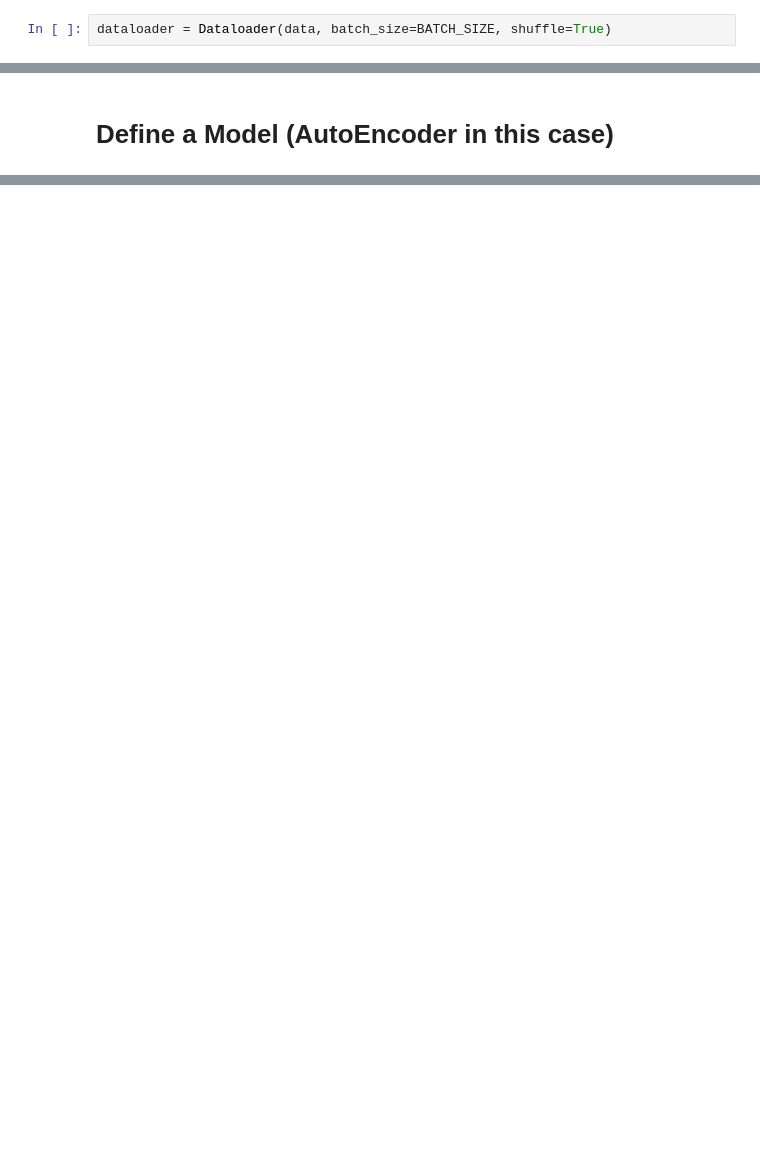
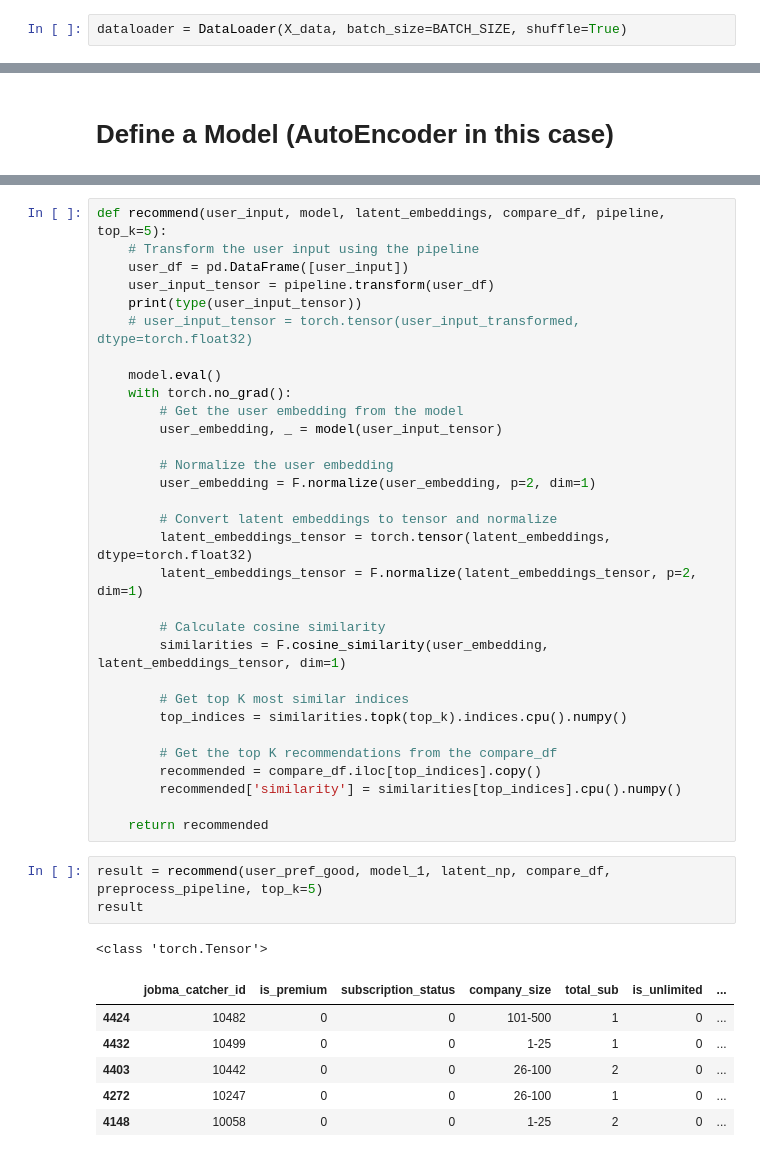
Before and after one commit to DushyantGoyal1611/Python_Jobma, a Jupyter notebook: Recommender System/Client's Loyalty Recommendation System/Try/Recommender_Notebook.ipynb, the cells around one changed output, grey strips where cells are left out. Drawn from its saved outputs; the diff is of its cells as text; blank space fills up the shorter version.

```diff
--- a/Recommender System/Client's Loyalty Recommendation System/Try/Recommender_Notebook.ipynb
+++ b/Recommender System/Client's Loyalty Recommendation System/Try/Recommender_Notebook.ipynb
@@ -256,5 +368,5 @@ data = CustomDataset(X_tensor)
 # %%
 BATCH_SIZE = 16
 # %%
-dataloader = Dataloader(data, batch_size=BATCH_SIZE, shuffle=True)
+dataloader = DataLoader(X_data, batch_size=BATCH_SIZE, shuffle=True)
 # %%
@@ -303,0 +597,42 @@ model_1.to(device)
+# %%
+def recommend(user_input, model, latent_embeddings, compare_df, pipeline, top_k=5):
+    # Transform the user input using the pipeline
+    user_df = pd.DataFrame([user_input])
+    user_input_tensor = pipeline.transform(user_df)
+    print(type(user_input_tensor))
+    # user_input_tensor = torch.tensor(user_input_transformed, dtype=torch.float32)
+
+    model.eval()
+    with torch.no_grad():
+        # Get the user embedding from the model
+        user_embedding, _ = model(user_input_tensor)
+
+        # Normalize the user embedding
+        user_embedding = F.normalize(user_embedding, p=2, dim=1)
+
+        # Convert latent embeddings to tensor and normalize
+        latent_embeddings_tensor = torch.tensor(latent_embeddings, dtype=torch.float32)
+        latent_embeddings_tensor = F.normalize(latent_embeddings_tensor, p=2, dim=1)
+
+        # Calculate cosine similarity
+        similarities = F.cosine_similarity(user_embedding, latent_embeddings_tensor, dim=1)
+
+        # Get top K most similar indices
+        top_indices = similarities.topk(top_k).indices.cpu().numpy()
+
+        # Get the top K recommendations from the compare_df
+        recommended = compare_df.iloc[top_indices].copy()
+        recommended['similarity'] = similarities[top_indices].cpu().numpy()
+
+    return recommended
+# %%
+result = recommend(user_pref_good, model_1, latent_np, compare_df, preprocess_pipeline, top_k=5)
+result
+# %% [output]
+<class 'torch.Tensor'>
+|  | jobma_catcher_id | is_premium | subscription_status | company_size | total_sub | is_unlimited | ... |
+| 4424 | 10482 | 0 | 0 | 101-500 | 1 | 0 | ... |
+| 4432 | 10499 | 0 | 0 | 1-25 | 1 | 0 | ... |
+| 4403 | 10442 | 0 | 0 | 26-100 | 2 | 0 | ... |
+| 4272 | 10247 | 0 | 0 | 26-100 | 1 | 0 | ... |
+| 4148 | 10058 | 0 | 0 | 1-25 | 2 | 0 | ... |
```
Also changed, not shown: parts of 56 cells of this notebook, 7 other files.
